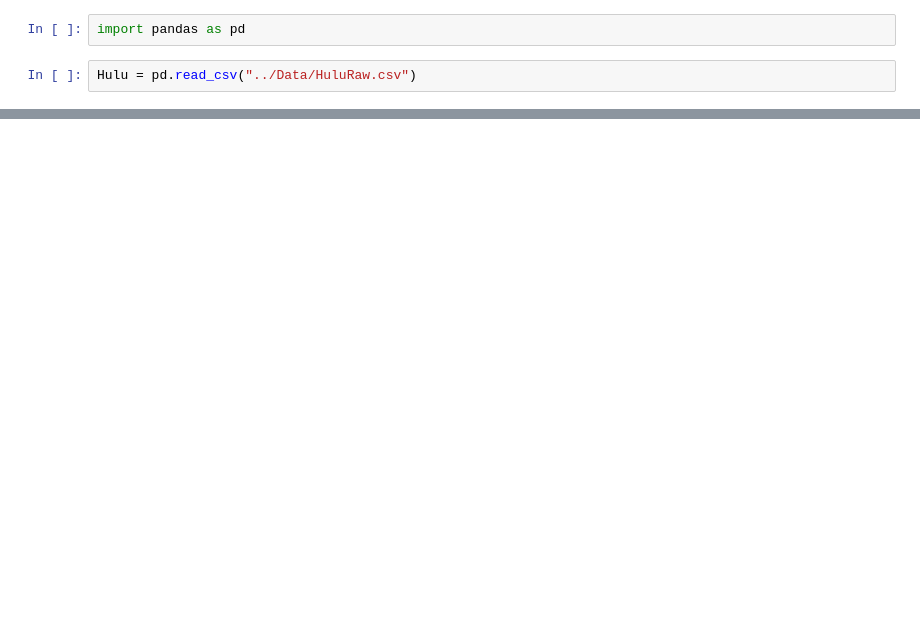
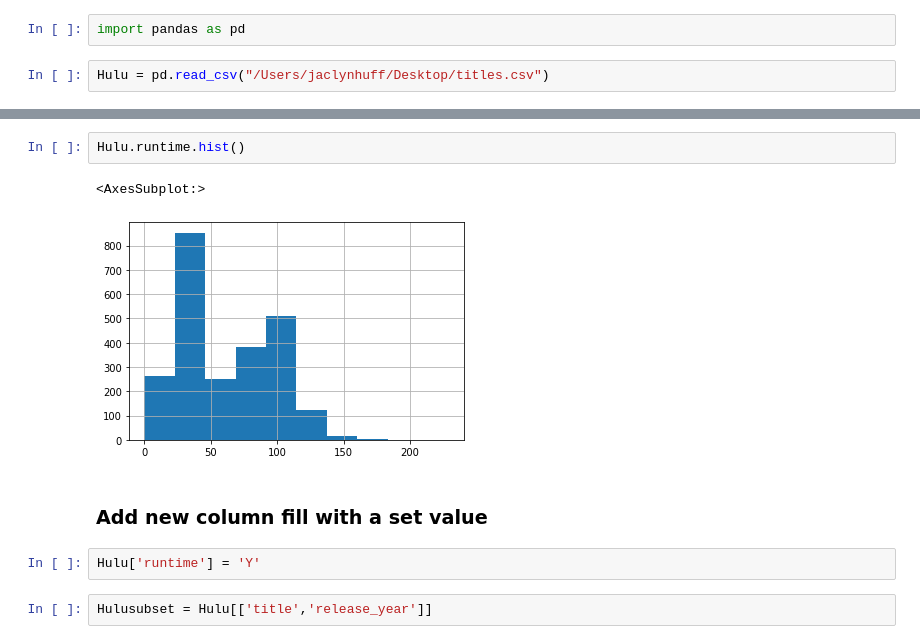
Before and after one commit to SummerEcho87/Group-Project-, a Jupyter notebook: Notebooks/Hulu.ipynb, the cells around one changed output, grey strips where cells are left out. Saved outputs shown, nothing was run; the diff lists cells and outputs as text; blank space fills up the shorter version.

```diff
--- a/Notebooks/Hulu.ipynb
+++ b/Notebooks/Hulu.ipynb
@@ -1,7 +1,7 @@
 # %%
 import pandas as pd
 # %%
-Hulu = pd.read_csv("../Data/HuluRaw.csv")
+Hulu = pd.read_csv("/Users/jaclynhuff/Desktop/titles.csv")
 # %%
 ls -al ../Data
 # %% [output]
@@ -21,0 +26,11 @@ Hulu.head()
+# %%
+Hulu.runtime.hist()
+# %% [output]
+<AxesSubplot:>
+[figure, added]
+# %% [markdown]
+### Add new column fill with a set value
+# %%
+Hulu['runtime'] = 'Y'
+# %%
+Hulusubset = Hulu[['title','release_year']]
```
Also changed, not shown: parts of 16 cells of this notebook.
